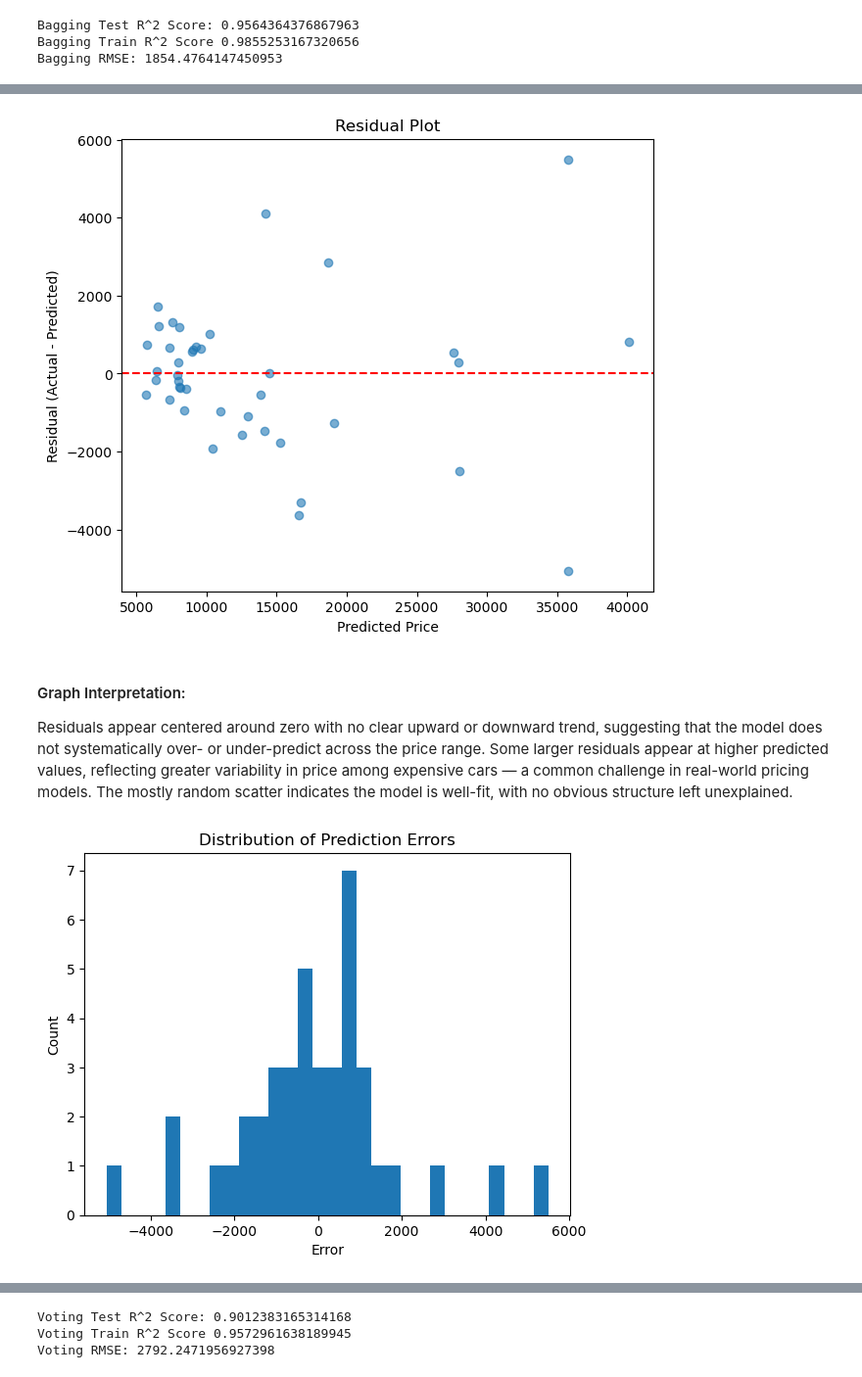
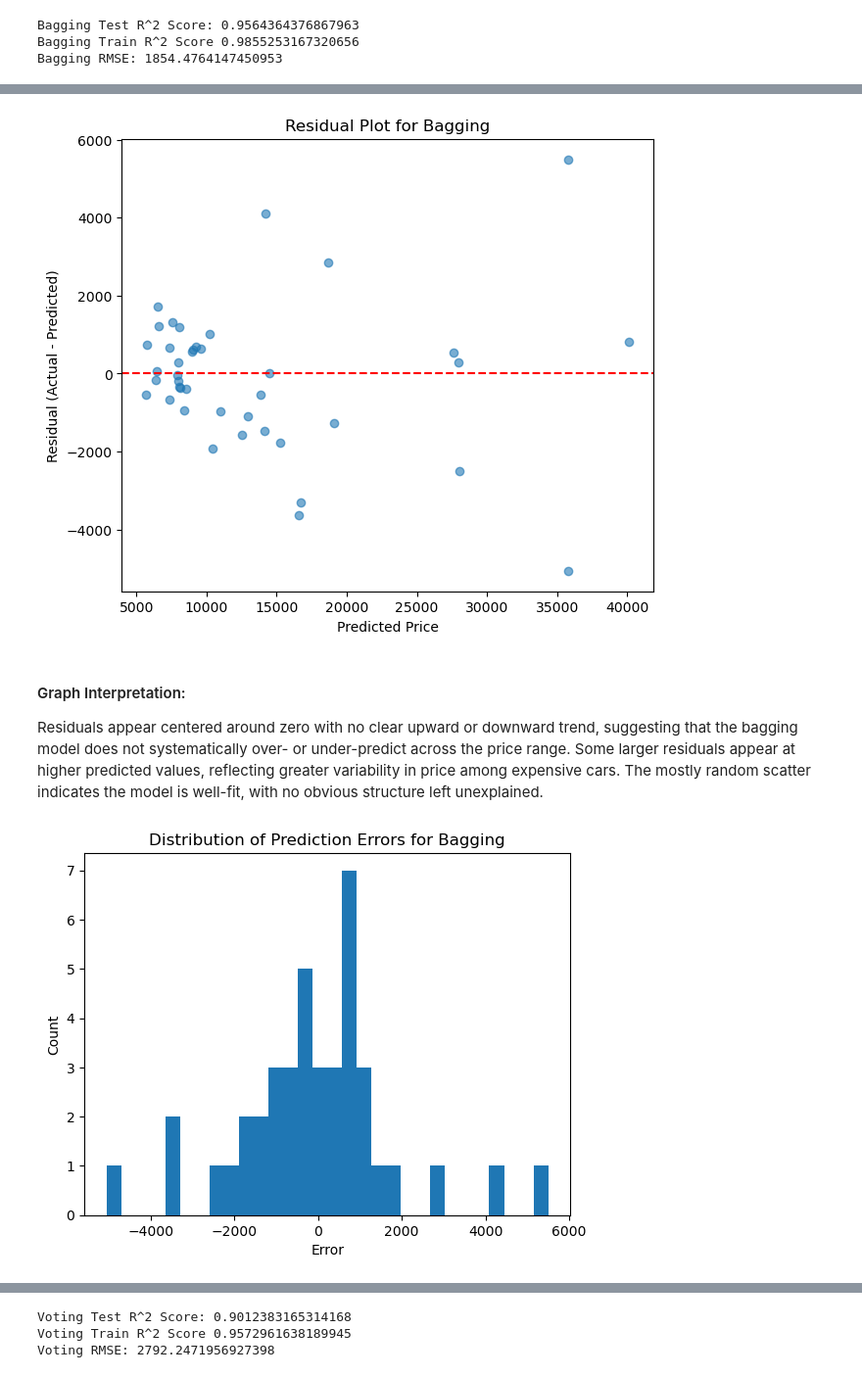
Before and after one commit to MahirIslam009/CS171, a Jupyter notebook: FinalProject_CarPrice.ipynb, the cells around one changed output, grey strips where cells are left out. Shown at 98% size. Drawn from its saved outputs; the diff is of its cells as text; code cells hidden in the pictures.

Commit message:
Cleaned up car price notebook

```diff
--- a/FinalProject_CarPrice.ipynb
+++ b/FinalProject_CarPrice.ipynb
@@ -379,20 +383,20 @@ plt.scatter(bg_ypred, residuals, alpha=0.6)
 plt.axhline(0, color='red', linestyle='--')
 plt.xlabel("Predicted Price")
 plt.ylabel("Residual (Actual - Predicted)")
-plt.title("Residual Plot")
+plt.title("Residual Plot for Bagging")
 plt.show()
 # %% [output]
-[figure, old version]
+[figure, new version]
 # %% [markdown]
 #### Graph Interpretation:
-Residuals appear centered around zero with no clear upward or downward trend, suggesting that the model does not systematically over- or under-predict across the price range. Some larger residuals appear at higher predicted values, reflecting greater variability in price among expensive cars — a common challenge in real-world pricing models. The mostly random scatter indicates the model is well-fit, with no obvious structure left unexplained.
+Residuals appear centered around zero with no clear upward or downward trend, suggesting that the bagging model does not systematically over- or under-predict across the price range. Some larger residuals appear at higher predicted values, reflecting greater variability in price among expensive cars. The mostly random scatter indicates the model is well-fit, with no obvious structure left unexplained.
 # %%
 plt.hist(residuals, bins=30)
-plt.title("Distribution of Prediction Errors")
+plt.title("Distribution of Prediction Errors for Bagging")
 plt.xlabel("Error")
 plt.ylabel("Count")
 plt.show()
 # %% [output]
-[figure, old version]
+[figure, new version]
 # %% [markdown]
 #### Graph Interpretation:
```
Also changed, not shown: parts of 15 cells of this notebook.
